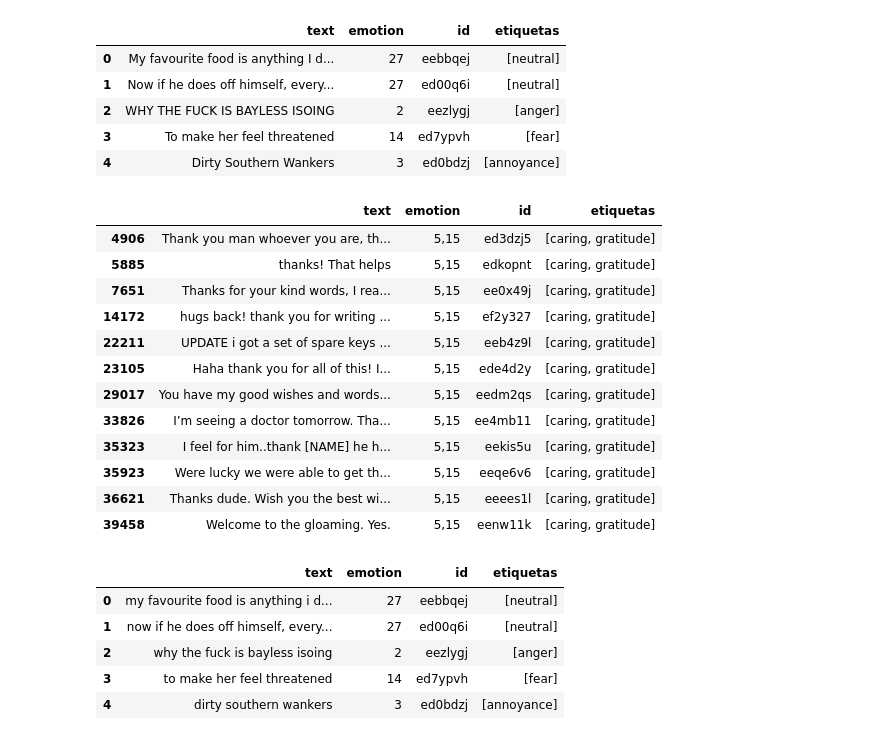
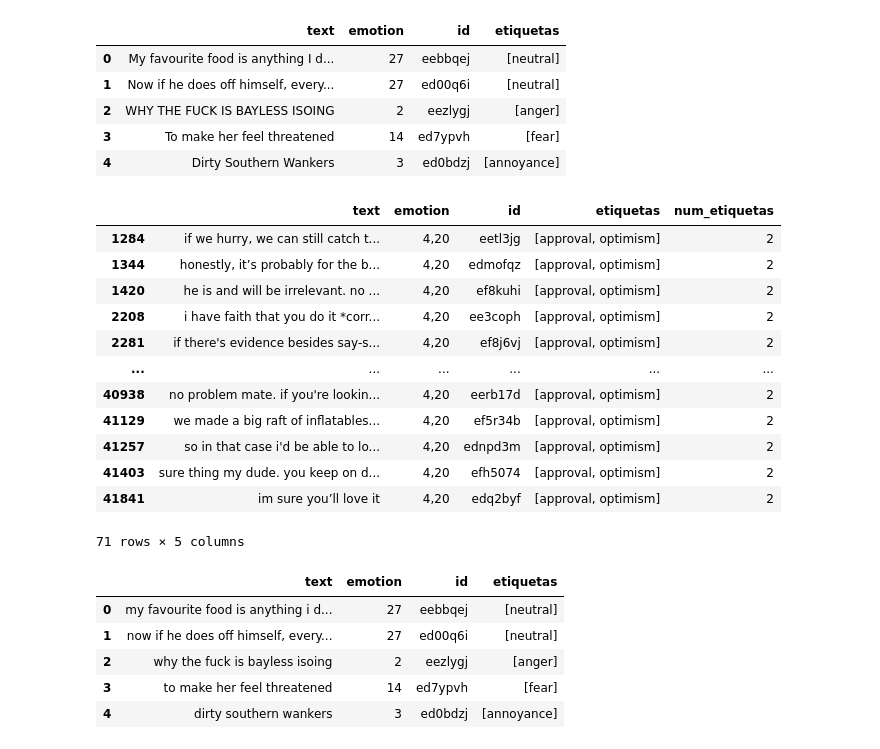
Before and after one commit to Aleskies/Clasificacion-multilabel, a Jupyter notebook: desafio_clasificacion_texto.ipynb, the cells around one changed output. Saved outputs shown, nothing was run; the diff lists cells and outputs as text; code cells hidden in the pictures.

```diff
--- a/desafio_clasificacion_texto.ipynb
+++ b/desafio_clasificacion_texto.ipynb
@@ -139,21 +149,21 @@ df_train.head()
 | 3 | To make her feel threatened | 14 | ed7ypvh | [fear] |
 | 4 | Dirty Southern Wankers | 3 | ed0bdzj | [annoyance] |
 # %%
-df_train[df_train['emotion']=='5,15']
+df_train[df_train['emotion']=='4,20']
 # %% [output]
-|  | text | emotion | id | etiquetas |
-| 4906 | Thank you man whoever you are, th... | 5,15 | ed3dzj5 | [caring, gratitude] |
-| 5885 | thanks! That helps | 5,15 | edkopnt | [caring, gratitude] |
-| 7651 | Thanks for your kind words, I rea... | 5,15 | ee0x49j | [caring, gratitude] |
-| 14172 | hugs back! thank you for writing ... | 5,15 | ef2y327 | [caring, gratitude] |
-| 22211 | UPDATE i got a set of spare keys ... | 5,15 | eeb4z9l | [caring, gratitude] |
-| 23105 | Haha thank you for all of this! I... | 5,15 | ede4d2y | [caring, gratitude] |
-| 29017 | You have my good wishes and words... | 5,15 | eedm2qs | [caring, gratitude] |
-| 33826 | I’m seeing a doctor tomorrow. Tha... | 5,15 | ee4mb11 | [caring, gratitude] |
-| 35323 | I feel for him..thank [NAME] he h... | 5,15 | eekis5u | [caring, gratitude] |
-| 35923 | Were lucky we were able to get th... | 5,15 | eeqe6v6 | [caring, gratitude] |
-| 36621 | Thanks dude. Wish you the best wi... | 5,15 | eeees1l | [caring, gratitude] |
-| 39458 | Welcome to the gloaming. Yes. | 5,15 | eenw11k | [caring, gratitude] |
+|  | text | emotion | id | etiquetas | num_etiquetas |
+| 1284 | if we hurry, we can still catch t... | 4,20 | eetl3jg | [approval, optimism] | 2 |
+| 1344 | honestly, it’s probably for the b... | 4,20 | edmofqz | [approval, optimism] | 2 |
+| 1420 | he is and will be irrelevant. no ... | 4,20 | ef8kuhi | [approval, optimism] | 2 |
+| 2208 | i have faith that you do it *corr... | 4,20 | ee3coph | [approval, optimism] | 2 |
+| 2281 | if there's evidence besides say-s... | 4,20 | ef8j6vj | [approval, optimism] | 2 |
+| ... | ... | ... | ... | ... | ... |
+| 40938 | no problem mate. if you're lookin... | 4,20 | eerb17d | [approval, optimism] | 2 |
+| 41129 | we made a big raft of inflatables... | 4,20 | ef5r34b | [approval, optimism] | 2 |
+| 41257 | so in that case i'd be able to lo... | 4,20 | ednpd3m | [approval, optimism] | 2 |
+| 41403 | sure thing my dude. you keep on d... | 4,20 | efh5074 | [approval, optimism] | 2 |
+| 41841 | im sure you’ll love it | 4,20 | edq2byf | [approval, optimism] | 2 |
+71 rows × 5 columns
 # %%
 # se representa en texto en minuscula
 df_train['text'] = df_train['text'].str.lower()
```
Also changed, not shown: parts of 32 cells of this notebook.
